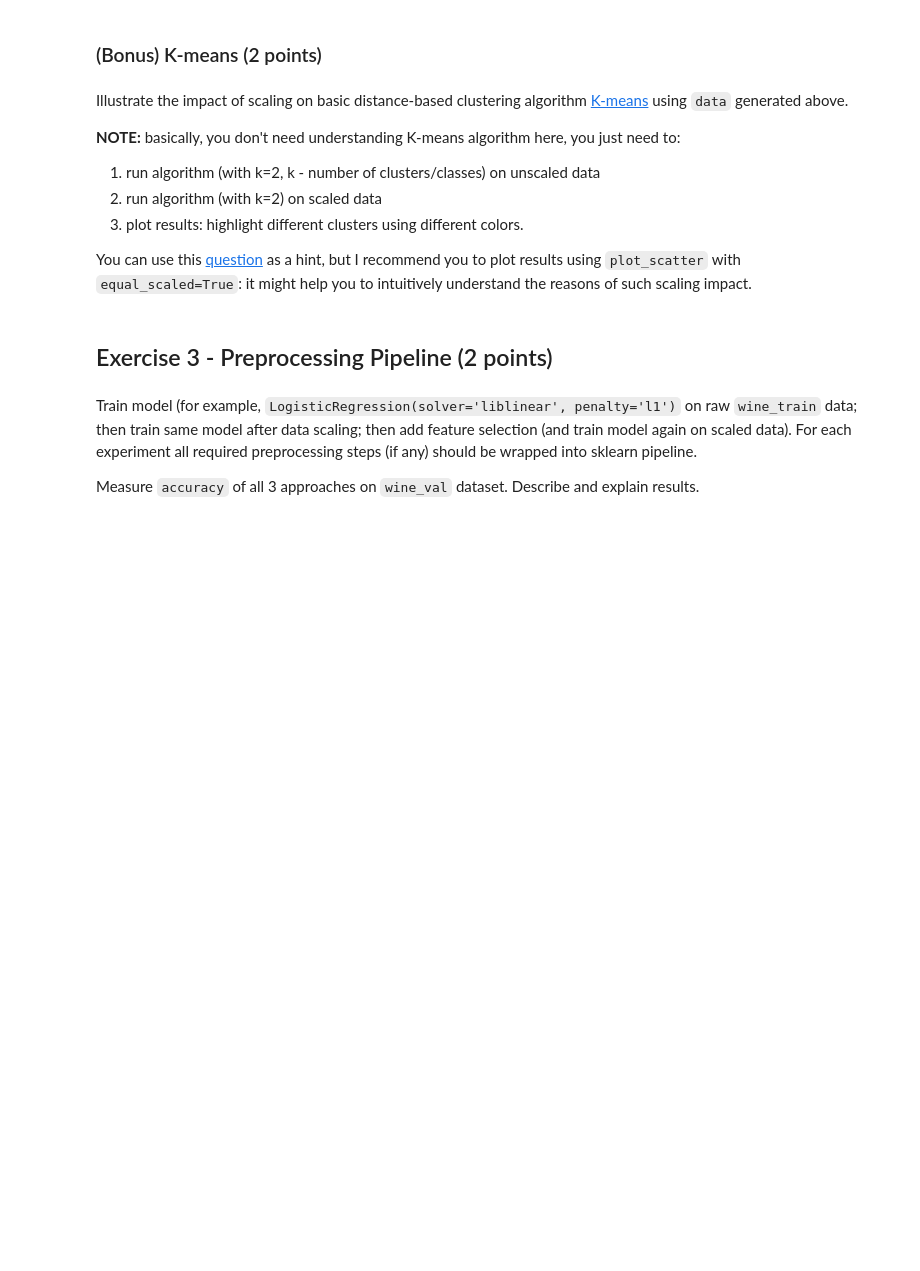
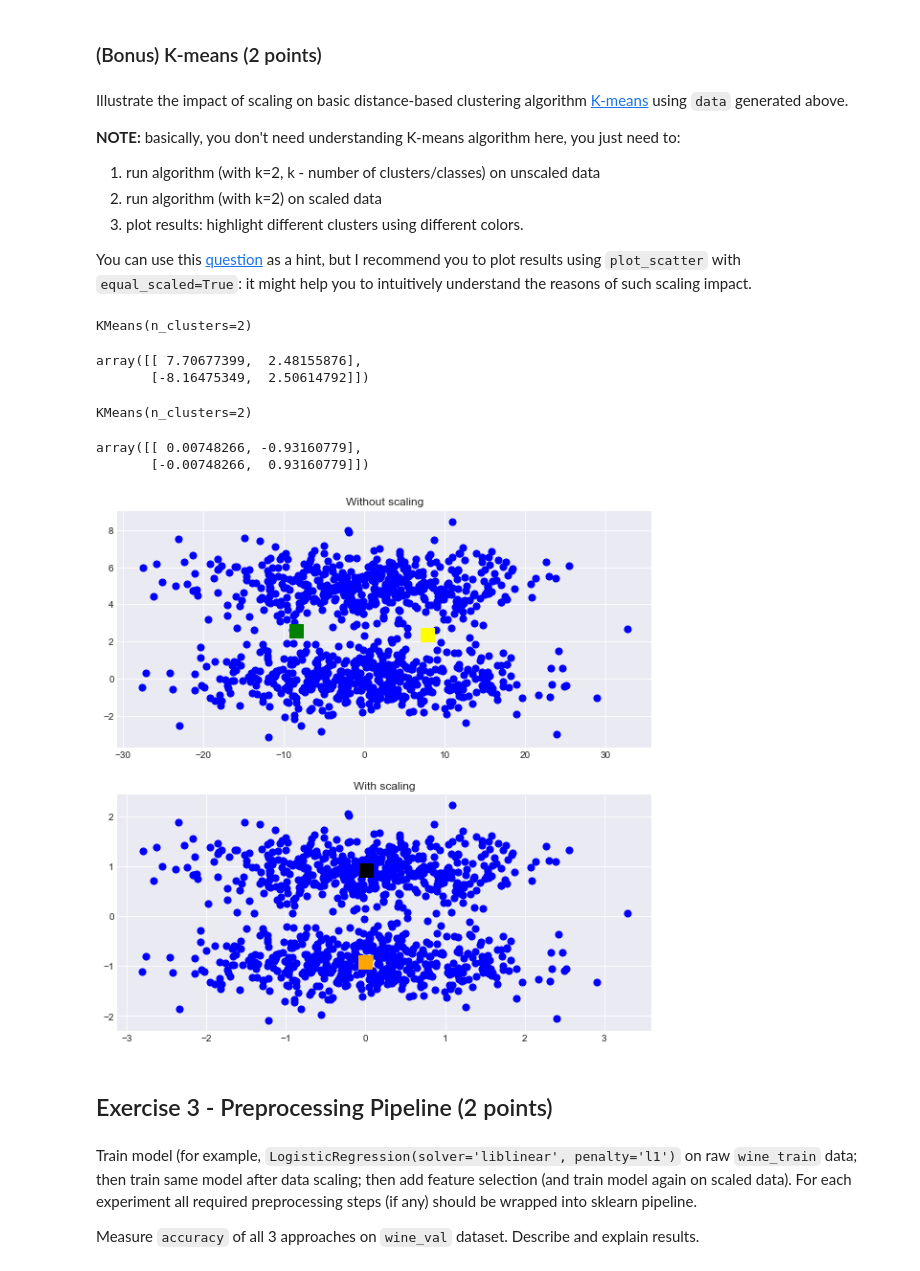
Before and after one commit to DimaValetsky/ml-intro, a Jupyter notebook: 6_feature_engineering_selection/homework.ipynb, the cells around one changed output. Cells and saved outputs as stored; diff of their text form; code cells hidden in the pictures; blank space fills up the shorter version.

```diff
--- a/6_feature_engineering_selection/homework.ipynb
+++ b/6_feature_engineering_selection/homework.ipynb
@@ -171,3 +169,44 @@ You can use this [question](https://stats.stackexchange.com/questions/89809/is-i
+# %%
+from sklearn.cluster import KMeans
+Kmean = KMeans(n_clusters=2)
+Kmean.fit(data)
+# %% [output]
+KMeans(n_clusters=2)
+# %%
+Kmean.cluster_centers_
+# %% [output]
+array([[ 7.70677399,  2.48155876],
+       [-8.16475349,  2.50614792]])
+# %%
+scaler = StandardScaler()
+a = scaler.fit(data)
+StandardScaleData = a.transform(data)
+
+Kmean = KMeans(n_clusters=2)
+Kmean.fit(StandardScaleData)
+# %% [output]
+KMeans(n_clusters=2)
+# %%
+Kmean.cluster_centers_
+# %% [output]
+array([[ 0.00748266, -0.93160779],
+       [-0.00748266,  0.93160779]])
+# %%
+fig, axs = plt.subplots(2,figsize=(10,10))
+
+axs[0].scatter(data[ : , 0], data[ : , 1], s =50, c='b')
+axs[0].scatter(-8.44270781, 2.58969055, s=200, c='g', marker='s')
+axs[0].scatter(7.90224279, 2.36749431, s=200, c='yellow', marker='s')
+axs[0].set_title('Without scaling')
+
+axs[1].scatter(StandardScaleData[ : , 0], StandardScaleData[ : , 1], s =50, c='b')
+axs[1].scatter(-0.00938842, -0.92712906, s=200, c='orange', marker='s')
+axs[1].scatter(0.00931361, 0.91974158, s=200, c='black', marker='s')
+axs[1].set_title('With scaling')
+
+plt.show()
+# %% [output]
+[figure, added]
 # %% [markdown]
 ## Exercise  3 - Preprocessing Pipeline (2 points)
 # %%
```
Also changed, not shown: parts of 14 cells of this notebook.
